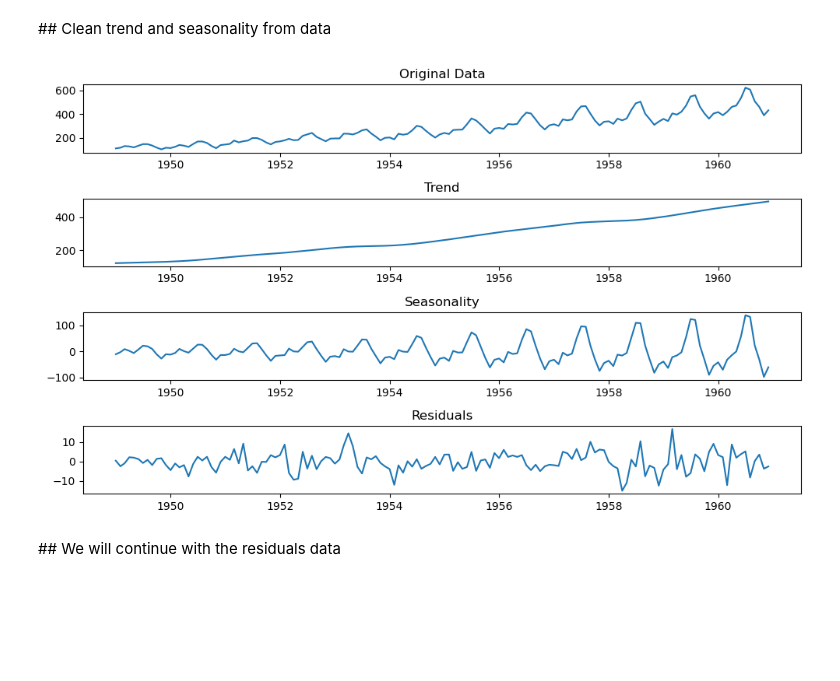
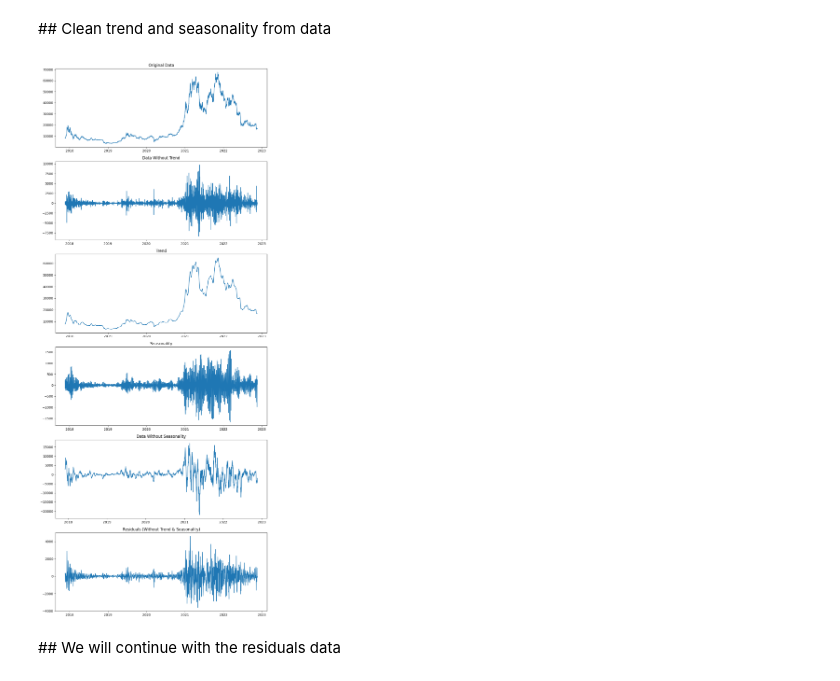
Before and after one commit to keremerciyes/Price-Prediction-With-Machine-Learning, a Jupyter notebook: Linear Regression/LinearRegressionLast.ipynb, the cells around one changed output. Drawn from its saved outputs; the diff is of its cells as text; code cells hidden in the pictures; blank space fills up the shorter version.

Commit message:
Updated with Bitcoin Data (will be fixed)

```diff
--- a/Linear Regression/LinearRegressionLast.ipynb
+++ b/Linear Regression/LinearRegressionLast.ipynb
@@ -19,0 +18,10 @@ plt.show()
+# %%
+data = pd.read_csv('data-sets/BTC-USD-5Y.csv')
+date = data['Date']
+close = data['Close']
+
+plt.plot(date, close)
+plt.xlabel('Date')
+plt.ylabel('Close Price')
+plt.title('Bitcoin Price')
+plt.show()
@@ -22,41 +32,63 @@ plt.show()
 # %%
 from statsmodels.tsa.seasonal import STL
 
-# Assuming your data has a datetime column, set it as the index
-data['Month'] = pd.to_datetime(data['Month'])
-data.set_index('Month', inplace=True)
+# Data has a datetime column, set it as the index
+data['Date'] = pd.to_datetime(data['Date'])
+data.set_index('Date', inplace=True)
 
 # Perform seasonal decomposition
-decomp = STL(data).fit()
+decomp = STL(data['Close']).fit()
 
 # Obtain the trend, seasonal, and residual components
+
+# d = 2
+data_without_trend = data['Close'].diff().diff()
 trend = decomp.trend
+
+# seasonality = 12
+seasonal_period = 12
+data_without_seasonality = data['Close'].diff(periods=seasonal_period)
 seasonal = decomp.seasonal
+
 residuals = decomp.resid
+residuals_df = pd.DataFrame({'residuals': residuals})
+
+# p = 2
+residuals_df['t-1'] = residuals_df['residuals'].shift(1).values
+residuals_df['t-2'] = residuals_df['residuals'].shift(2).values
+residuals_df = residuals_df.dropna()
 
 # Plot the original data, trend, and seasonality
-plt.figure(figsize=(10, 6))
+plt.figure(figsize=(10, 24))
 
-plt.subplot(4, 1, 1)
-plt.plot(data)
+plt.subplot(6, 1, 1)
+plt.plot(data['Close'])
 plt.title('Original Data')
 
-plt.subplot(4, 1, 2)
+plt.subplot(6, 1, 2)
+plt.plot(data_without_trend)
+plt.title('Data Without Trend')
+
+plt.subplot(6, 1, 3)
 plt.plot(trend)
 plt.title('Trend')
 
-plt.subplot(4, 1, 3)
+plt.subplot(6, 1, 4)
 plt.plot(seasonal)
 plt.title('Seasonality')
 
-plt.subplot(4, 1, 4)
+plt.subplot(6, 1, 5)
+plt.plot(data_without_seasonality)
+plt.title('Data Without Seasonality')
+
+plt.subplot(6, 1, 6)
 plt.plot(residuals)
-plt.title('Residuals')
+plt.title('Residuals (Without Trend & Seasonality)')
 
 plt.tight_layout()
 plt.show()
 # %% [output]
-[figure, old version]
+[figure, new version]
 # %% [markdown]
 ## We will continue with the residuals data
 # %%
```
Also changed, not shown: parts of 9 cells of this notebook.
